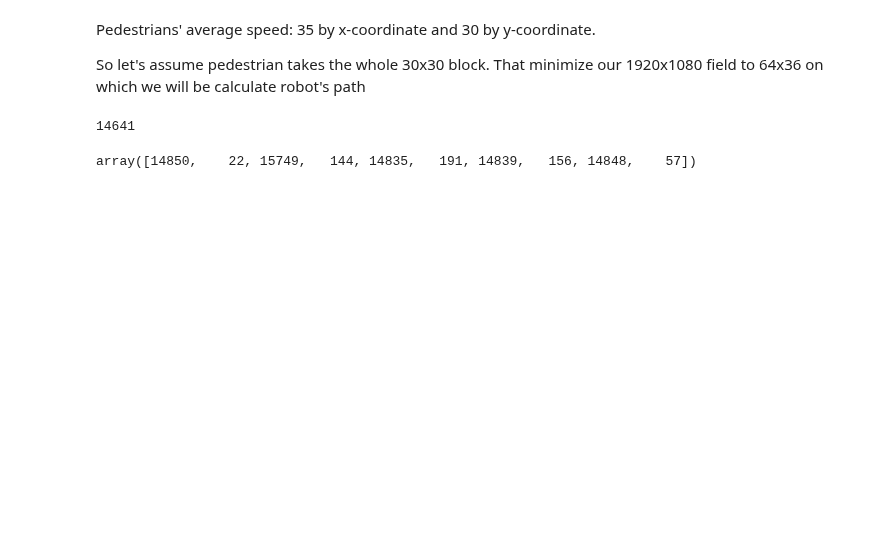
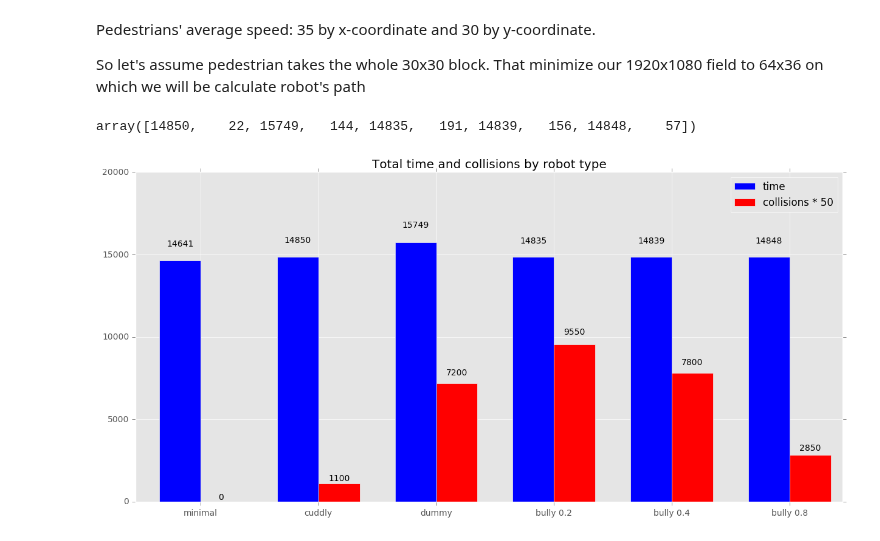
Before and after one commit to avgaydashenko/cuddly-robot-part-2, a Jupyter notebook: virtual_robot_framework.ipynb, the cells around one changed output. Cells and saved outputs as stored; diff of their text form; code cells hidden in the pictures; blank space fills up the shorter version.

Commit message:
plot is ready

```diff
--- a/virtual_robot_framework.ipynb
+++ b/virtual_robot_framework.ipynb
@@ -235,16 +235,43 @@ results = np.load('src/results.npy')
 # %%
 # cuddly, dummy, bully 0.2-0.4-0.8
 results = np.append(results, [path_time, collisions], axis=0)
-# %%
-gen_paths[:,-1].sum()
-# %% [output]
-14641
 # %%
 results.sum(axis=1)
 # %% [output]
 array([14850,    22, 15749,   144, 14835,   191, 14839,   156, 14848,    57])
 # %%
 np.save('src/results', results)
+# %%
+N = 6
+ind = np.arange(N) + 0.2
+width = 0.35
+total_time = np.concatenate(([gen_paths[:,-1].sum()], results.sum(axis=1)[::2]))
+total_collisions = np.concatenate(([0], results.sum(axis=1)[1::2]))
+# %%
+plt.style.use('ggplot')
+plt.rcParams['figure.figsize'] = (15, 7)
+# %%
+fig, ax = plt.subplots()
+rects1 = ax.bar(ind, total_time, width, color='b')
+rects2 = ax.bar(ind + width, total_collisions * 50, width, color='r')
+
+ax.set_title('Total time and collisions by robot type')
+ax.set_xticks(ind + width)
+ax.set_xticklabels(('minimal', 'cuddly', 'dummy', 'bully 0.2', 'bully 0.4', 'bully 0.8'))
+ax.legend((rects1[0], rects2[0]), ('time', 'collisions * 50'))
+ax.set_ylim(top=20000)
+
+def autolabel(rects):
+    for rect in rects:
+        height = rect.get_height()
+        ax.text(rect.get_x() + rect.get_width()/2., 1.05*height, '%d' % int(height), ha='center', va='bottom')
+
+autolabel(rects1)
+autolabel(rects2)
+
+plt.show()
+# %% [output]
+[figure, added]
 # %%
 %%capture
 anim = get_animation(robot.trace)
```
